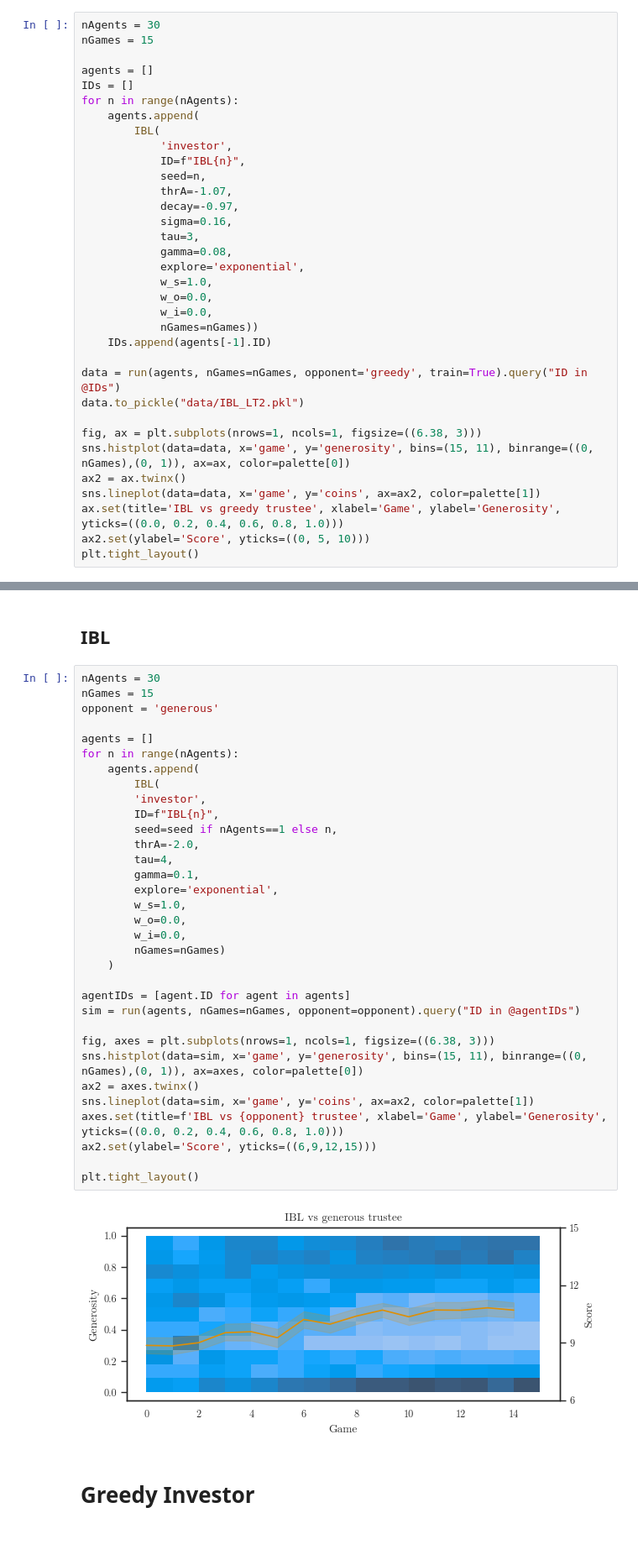
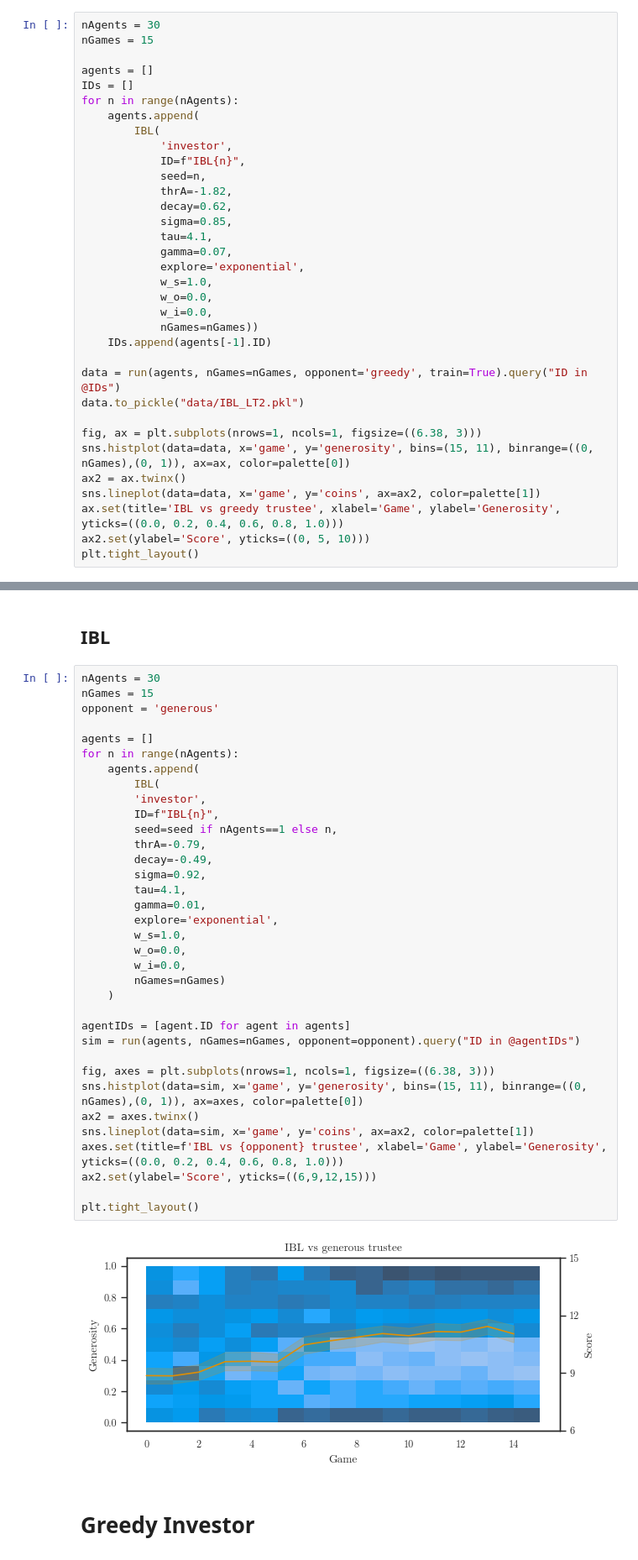
Before and after one commit to psipeter/social-value-orientation, a Jupyter notebook: experiment1.ipynb, the cells around one changed output, grey strips where cells are left out. Shown at 84% size. Drawn from its saved outputs; the diff is of its cells as text.

```diff
--- a/experiment1.ipynb
+++ b/experiment1.ipynb
@@ -146,11 +146,11 @@ for n in range(nAgents):
             'investor',
             ID=f"IBL{n}",
             seed=n,
-            thrA=-1.07,
-            decay=-0.97,
-            sigma=0.16,
-            tau=3,
-            gamma=0.08,
+            thrA=-1.82,
+            decay=0.62,
+            sigma=0.85,
+            tau=4.1,
+            gamma=0.07,
             explore='exponential',
             w_s=1.0,
             w_o=0.0,
@@ -293,37 +293,39 @@ plt.tight_layout()
 nAgents = 30
 nGames = 15
 opponent = 'generous'
 
 agents = []
 for n in range(nAgents):
     agents.append(
         IBL(
         'investor',
         ID=f"IBL{n}",
         seed=seed if nAgents==1 else n,
-        thrA=-2.0,
-        tau=4,
-        gamma=0.1,
+        thrA=-0.79,
+        decay=-0.49,
+        sigma=0.92,
+        tau=4.1,
+        gamma=0.01,
         explore='exponential',
         w_s=1.0,
         w_o=0.0,
         w_i=0.0,
         nGames=nGames)
     )
 
 agentIDs = [agent.ID for agent in agents]
 sim = run(agents, nGames=nGames, opponent=opponent).query("ID in @agentIDs")
 
 fig, axes = plt.subplots(nrows=1, ncols=1, figsize=((6.38, 3)))
 sns.histplot(data=sim, x='game', y='generosity', bins=(15, 11), binrange=((0, nGames),(0, 1)), ax=axes, color=palette[0])
 ax2 = axes.twinx()
 sns.lineplot(data=sim, x='game', y='coins', ax=ax2, color=palette[1])
 axes.set(title=f'IBL vs {opponent} trustee', xlabel='Game', ylabel='Generosity', yticks=((0.0, 0.2, 0.4, 0.6, 0.8, 1.0)))
 ax2.set(ylabel='Score', yticks=((6,9,12,15)))
 
 plt.tight_layout()
 # %% [output]
-[figure, old version]
+[figure, new version]
 # %% [markdown]
 # Greedy Investor
 # %% [markdown]
```
Also changed, not shown: parts of 1 cell of this notebook, 5 other files.
